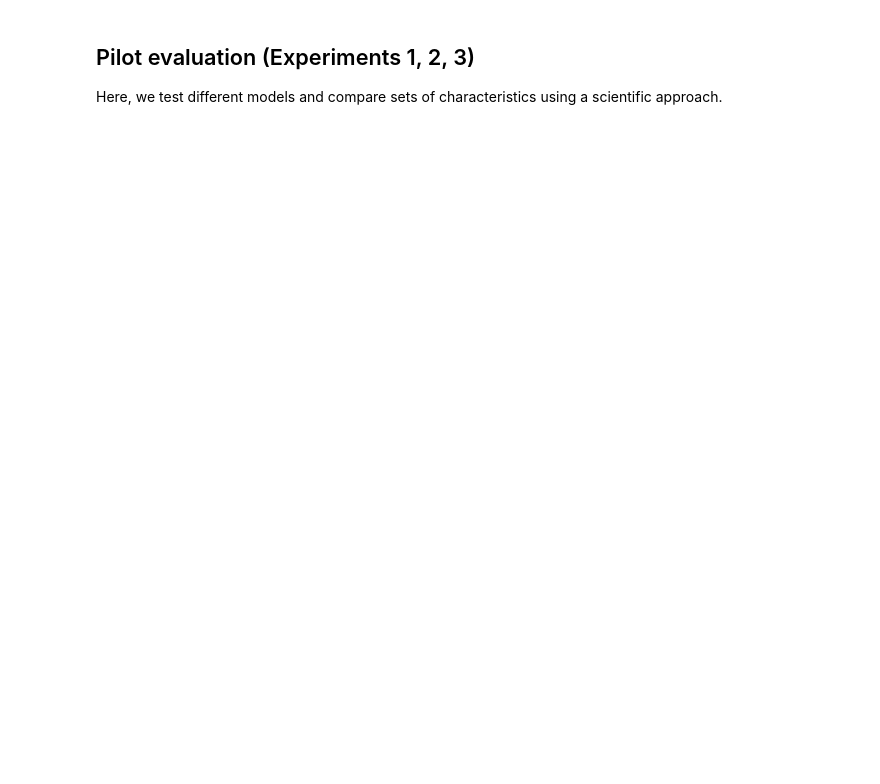
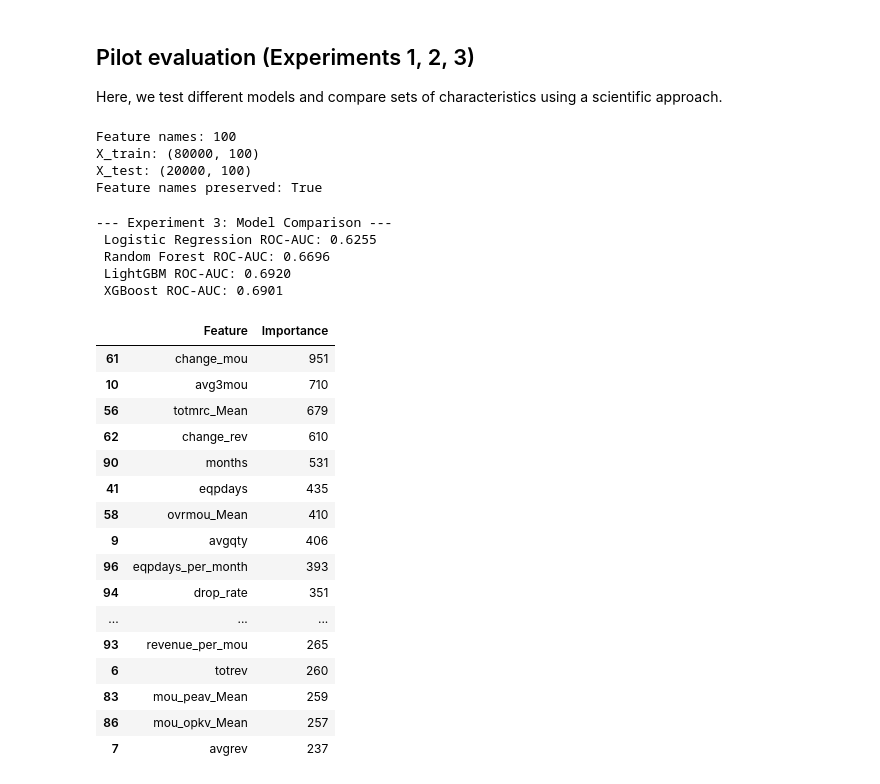
Before and after one commit to yahia-touati/gci_world-2026, a Jupyter notebook: notebooks/modeling.ipynb, the cells around one changed output. Saved outputs shown, nothing was run; the diff lists cells and outputs as text; code cells hidden in the pictures; blank space fills up the shorter version.

Commit message:
Fix feature tracking and add feature selection experiments

```diff
--- a/notebooks/modeling.ipynb
+++ b/notebooks/modeling.ipynb
@@ -63,6 +83,7 @@ from sklearn.linear_model import LogisticRegression
 from sklearn.ensemble import RandomForestClassifier
 import lightgbm as lgb
 import xgboost as xgb
+from sklearn.impute import SimpleImputer
 
 # 1. Load Data (Feature Engineering)
 df_model = pd.read_csv('../data/processed/data_for_modeling.csv')
@@ -75,11 +96,33 @@ if 'Customer_ID' in df_model.columns:
 X = df_model.drop(columns=['churn'])
 y = df_model['churn']
 
-# 4. Consistent Split
-X_train, X_test, y_train, y_test = train_test_split(
-    X, y, test_size=0.2, random_state=42, stratify=y
+# 4. Train-test split
+X_train_df, X_test_df, y_train, y_test = train_test_split(
+    X, y,
+    test_size=0.2,
+    random_state=42,
+    stratify=y
 )
-print(f"✅ Data Ready! Train shape: {X_train.shape}, Test shape: {X_test.shape}")
+
+# 5. SAVE FEATURE NAMES BEFORE IMPUTATION
+feature_names = X_train_df.columns.tolist()
+
+# 6. Handle missing values
+imputer = SimpleImputer(strategy='median')
+
+X_train = imputer.fit_transform(X_train_df)
+X_test = imputer.transform(X_test_df)
+
+# 7. Verify
+print("Feature names:", len(feature_names))
+print("X_train:", X_train.shape)
+print("X_test:", X_test.shape)
+print("Feature names preserved:", len(feature_names) == X_train.shape[1])
+# %% [output]
+Feature names: 100
+X_train: (80000, 100)
+X_test: (20000, 100)
+Feature names preserved: True
 # %%
 # ==========================================
 # Experiment 3: Model Comparison
@@ -112,7 +155,41 @@ for name, model in models.items():
     auc = roc_auc_score(y_test, preds)
     results[name] = auc
     trained_models[name] = model
-    print(f"📈 {name} ROC-AUC: {auc:.4f}")
+    print(f" {name} ROC-AUC: {auc:.4f}")
+# %% [output]
+--- Experiment 3: Model Comparison ---
+ Logistic Regression ROC-AUC: 0.6255
+ Random Forest ROC-AUC: 0.6696
+ LightGBM ROC-AUC: 0.6920
+ XGBoost ROC-AUC: 0.6901
+# %%
+importance_df = pd.DataFrame({
+    'Feature': feature_names,
+    'Importance': lgb_model.feature_importances_
+}).sort_values(
+    by='Importance',
+    ascending=False
+)
+
+display(importance_df.head(20))
+# %% [output]
+|  | Feature | Importance |
+| 61 | change_mou | 951 |
+| 10 | avg3mou | 710 |
+| 56 | totmrc_Mean | 679 |
+| 62 | change_rev | 610 |
+| 90 | months | 531 |
+| 41 | eqpdays | 435 |
+| 58 | ovrmou_Mean | 410 |
+| 9 | avgqty | 406 |
+| 96 | eqpdays_per_month | 393 |
+| 94 | drop_rate | 351 |
+| ... | ... | ... |
+| 93 | revenue_per_mou | 265 |
+| 6 | totrev | 260 |
+| 83 | mou_peav_Mean | 259 |
+| 86 | mou_opkv_Mean | 257 |
+| 7 | avgrev | 237 |
 # %%
 # ==========================================
 # Experiment 2: Feature Set Comparison
```
Also changed, not shown: parts of 3 cells of this notebook, 3 other files.
